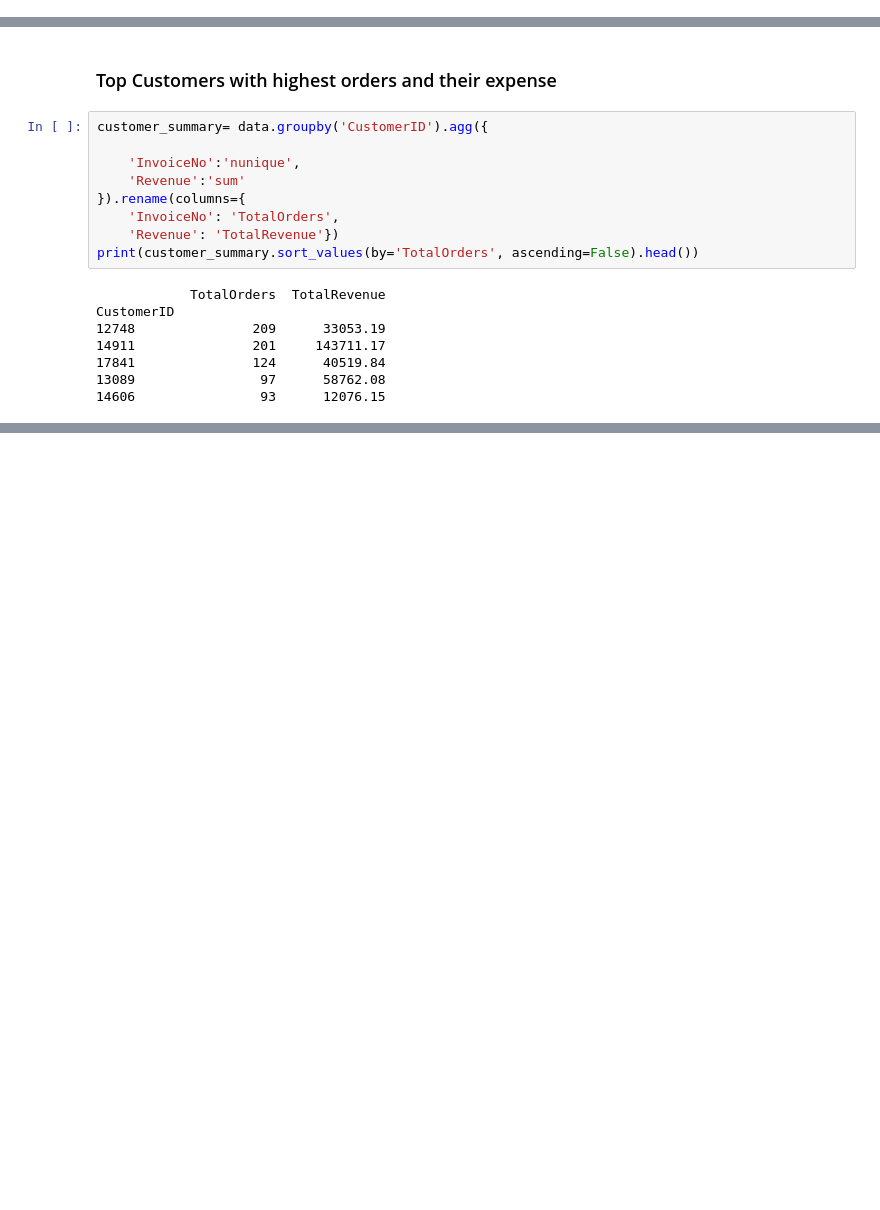
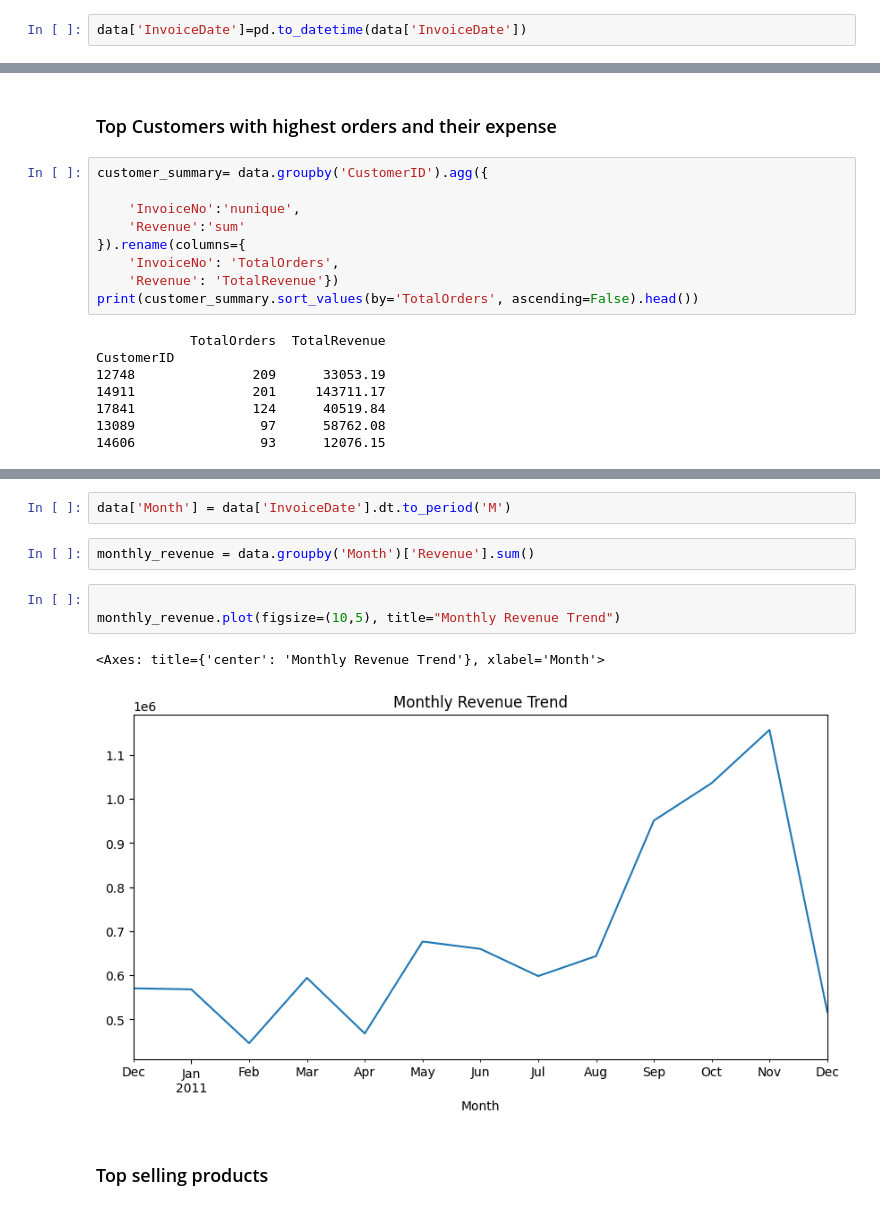
Before and after one commit to Betina-Kuriakose/FUTURE_DS_01, a Jupyter notebook: src/analysis.ipynb, the cells around one changed output, grey strips where cells are left out. Cells and saved outputs as stored; diff of their text form; blank space fills up the shorter version.

Commit message:
analysis: generate revenue trends and identify top products, regions, and customers

```diff
--- a/src/analysis.ipynb
+++ b/src/analysis.ipynb
@@ -4,6 +4,8 @@ import pandas as pd
 ## Analysing Customer Behaviour
 # %%
 data=pd.read_csv('..\data\cleaned_sales_data.csv')
+# %%
+data['InvoiceDate']=pd.to_datetime(data['InvoiceDate'])
 # %% [markdown]
 ### Number of distinct orders placed by each customer
 # %%
@@ -70,0 +94,12 @@ CustomerID
+# %%
+data['Month'] = data['InvoiceDate'].dt.to_period('M')
+# %%
+monthly_revenue = data.groupby('Month')['Revenue'].sum()
+# %%
+
+monthly_revenue.plot(figsize=(10,5), title="Monthly Revenue Trend")
+# %% [output]
+<Axes: title={'center': 'Monthly Revenue Trend'}, xlabel='Month'>
+[figure, added]
+# %% [markdown]
+### Top selling products
```
Also changed, not shown: parts of 7 cells of this notebook, 1 other file.
